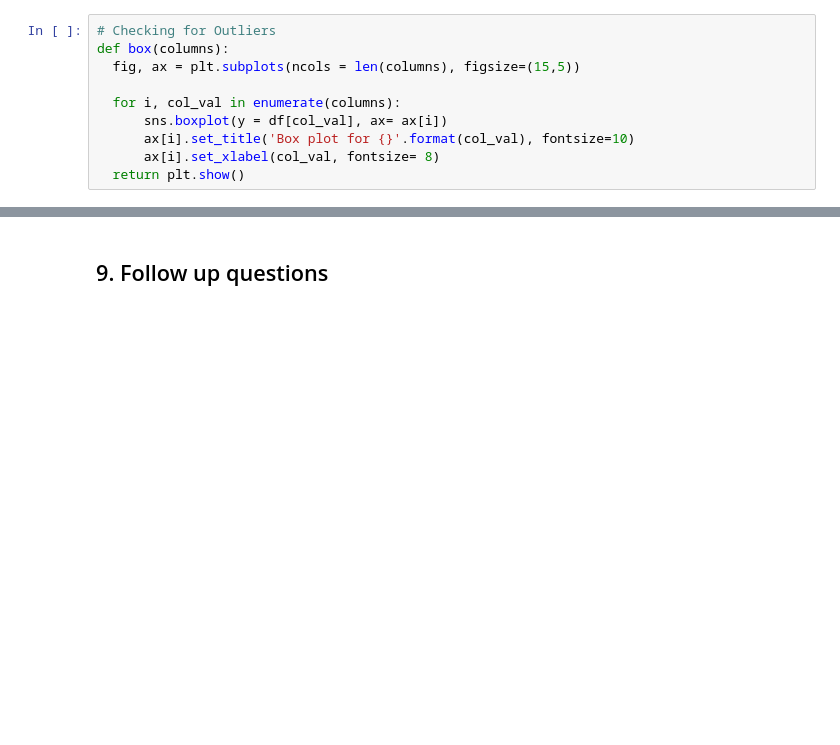
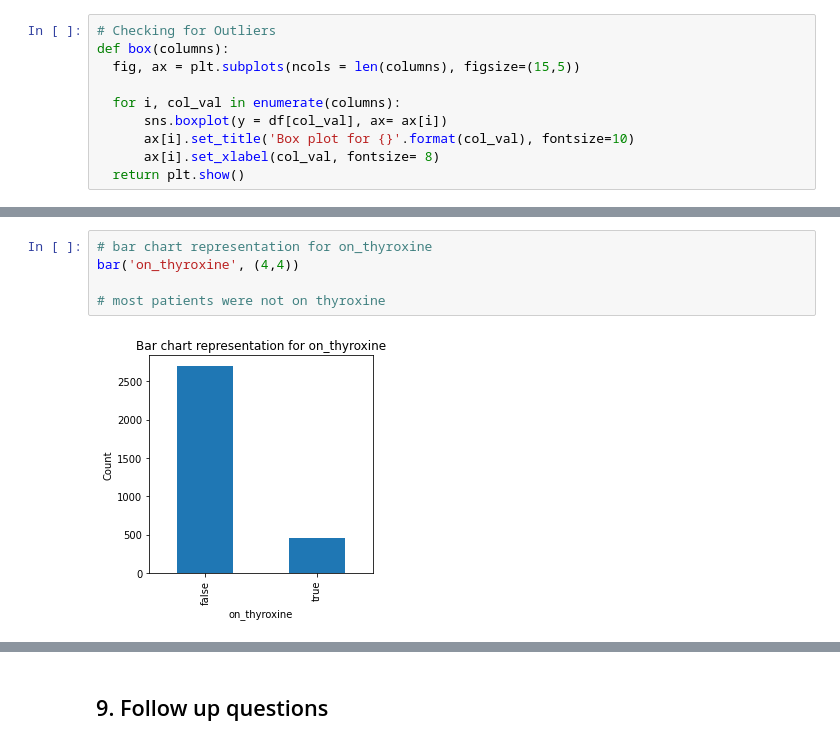
Before and after one commit to R-Owino/HYPOTHYROIDISM-CLASSIFICATION-IN-PATIENTS, a Jupyter notebook: Moringa_Data_Science_Core_W8_Independent_Project_2022_04_Rehema_Owino.ipynb, the cells around one changed output, grey strips where cells are left out. Drawn from its saved outputs; the diff is of its cells as text; blank space fills up the shorter version.

```diff
--- a/Moringa_Data_Science_Core_W8_Independent_Project_2022_04_Rehema_Owino.ipynb
+++ b/Moringa_Data_Science_Core_W8_Independent_Project_2022_04_Rehema_Owino.ipynb
@@ -261,0 +317,7 @@ Except age, most of the numeric columns have outliers. These will be removed dur
+# %%
+# bar chart representation for on_thyroxine
+bar('on_thyroxine', (4,4))
+
+# most patients were not on thyroxine
+# %% [output]
+[figure, added]
```
Also changed, not shown: parts of 98 cells of this notebook.
